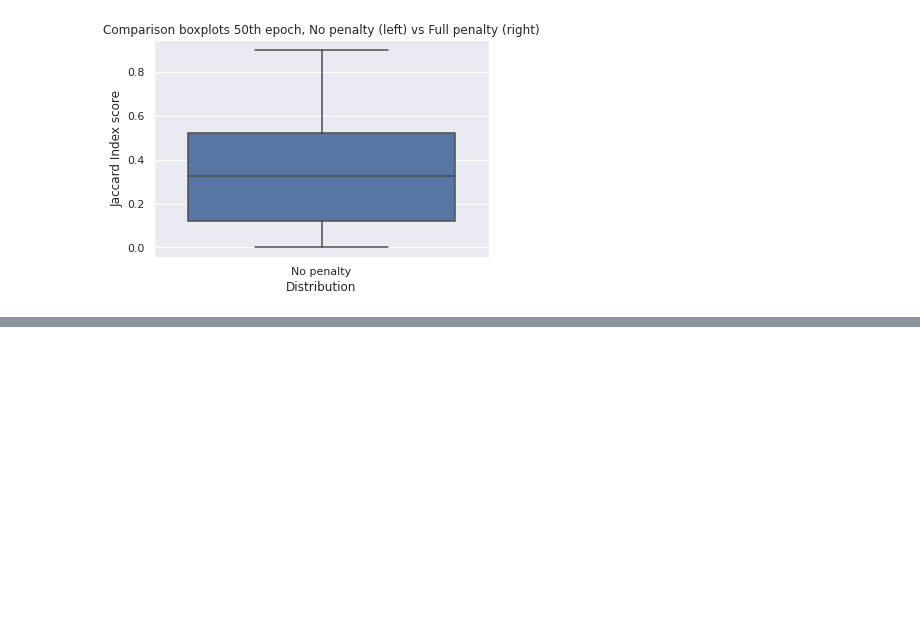
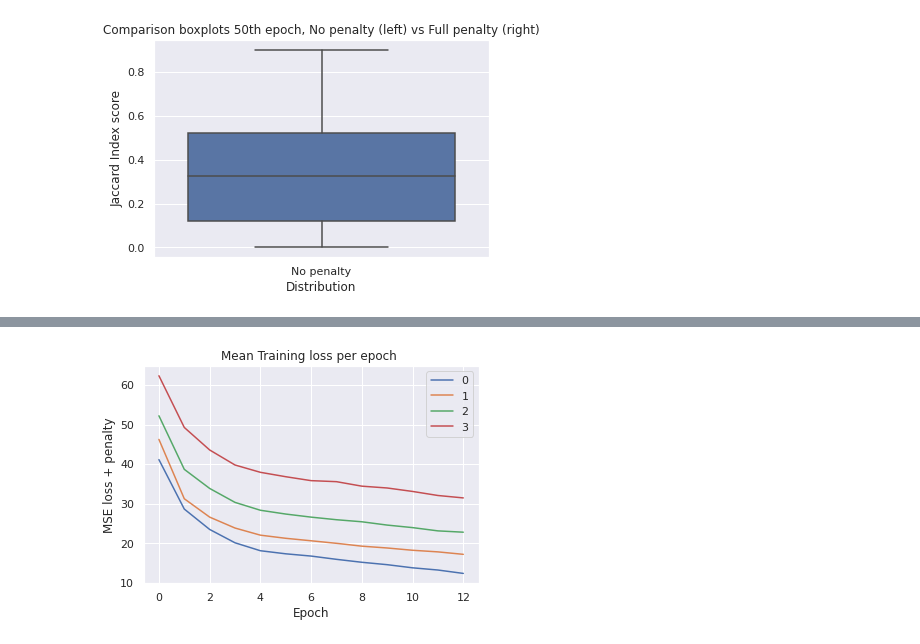
Before and after one commit to Jmckone1/unet, a Jupyter notebook: plot_outputs_2.ipynb, the cells around one changed output, grey strips where cells are left out. Cells and saved outputs as stored; diff of their text form; code cells hidden in the pictures; blank space fills up the shorter version.

```diff
--- a/plot_outputs_2.ipynb
+++ b/plot_outputs_2.ipynb
@@ -969,0 +1262,85 @@ No penalty mean validation jaccard for epoch 50:  0.32998795887711646
+# %%
+import numpy as np
+import matplotlib.pyplot as plt
+import seaborn as sns
+sns.set_theme()
+import pandas as pd
+
+Training_loss_0 = []
+Training_loss_Nan_0 = []
+Training_loss_1 = []
+Training_loss_Nan_1 = []
+Training_loss_2 = []
+Training_loss_Nan_2 = []
+Training_loss_3 = []
+Training_loss_Nan_3 = []
+
+
+for i in range(13):
+    Training_loss_0 = np.genfromtxt("Checkpoints_RANO/Unet_H16_M9_O0A0/epoch_"+str(i)+"training_loss",delimiter=',')
+    Training_loss_Nan_0 = np.append(Training_loss_Nan_0, np.mean(Training_loss_0[np.logical_not(np.isnan(Training_loss_0))]))
+
+    Training_loss_1 = np.genfromtxt("Checkpoints_RANO/Unet_H16_M9_O0A4/epoch_"+str(i)+"training_loss",delimiter=',')
+    Training_loss_Nan_1 = np.append(Training_loss_Nan_1, np.mean(Training_loss_1[np.logical_not(np.isnan(Training_loss_1))]))
+
+    Training_loss_2 = np.genfromtxt("Checkpoints_RANO/Unet_H16_M9_O0A10/epoch_"+str(i)+"training_loss",delimiter=',')
+    Training_loss_Nan_2 = np.append(Training_loss_Nan_2, np.mean(Training_loss_2[np.logical_not(np.isnan(Training_loss_2))]))
+
+    Training_loss_3 = np.genfromtxt("Checkpoints_RANO/Unet_H16_M9_O0A20/epoch_"+str(i)+"training_loss",delimiter=',')
+    Training_loss_Nan_3 = np.append(Training_loss_Nan_3, np.mean(Training_loss_3[np.logical_not(np.isnan(Training_loss_3))]))
+
+print("training 0 model loss: ", Training_loss_Nan_0)
+print("training 1 model loss: ", Training_loss_Nan_1)
+print("training 2 model loss: ", Training_loss_Nan_2)
+print("training 3 model loss: ", Training_loss_Nan_3)
+
+ax = plt.subplot()
+ax.plot(range(len(Training_loss_Nan_0)),Training_loss_Nan_0)
+ax.plot(range(len(Training_loss_Nan_1)),Training_loss_Nan_1)
+ax.plot(range(len(Training_loss_Nan_1)),Training_loss_Nan_2)
+ax.plot(range(len(Training_loss_Nan_1)),Training_loss_Nan_3)
+plt.title("Mean Training loss per epoch ")
+ax.legend(["0","1","2","3"])
+ax.set(xlabel = "Epoch", ylabel='MSE loss + penalty')
+plt.show()
+
+Training_loss_0 = []
+Training_loss_Nan_0 = []
+Training_loss_1 = []
+Training_loss_Nan_1 = []
+Training_loss_2 = []
+Training_loss_Nan_2 = []
+Training_loss_3 = []
+Training_loss_Nan_3 = []
+
+for i in range(13):
+    Training_loss_0 = np.genfromtxt("Checkpoints_RANO/Unet_H16_M9_O0A0/epoch_"+str(i)+"jaccard_index",delimiter=',')
+    Training_loss_Nan_0 = np.append(Training_loss_Nan_0, np.mean(Training_loss_0[np.logical_not(np.isnan(Training_loss_0))]))
+
+    Training_loss_1 = np.genfromtxt("Checkpoints_RANO/Unet_H16_M9_O0A4/epoch_"+str(i)+"jaccard_index",delimiter=',')
+    Training_loss_Nan_1 = np.append(Training_loss_Nan_1, np.mean(Training_loss_1[np.logical_not(np.isnan(Training_loss_1))]))
+
+    Training_loss_2 = np.genfromtxt("Checkpoints_RANO/Unet_H16_M9_O0A10/epoch_"+str(i)+"jaccard_index",delimiter=',')
+    Training_loss_Nan_2 = np.append(Training_loss_Nan_2, np.mean(Training_loss_2[np.logical_not(np.isnan(Training_loss_2))]))
+
+    Training_loss_3 = np.genfromtxt("Checkpoints_RANO/Unet_H16_M9_O0A20/epoch_"+str(i)+"jaccard_index",delimiter=',')
+    Training_loss_Nan_3 = np.append(Training_loss_Nan_3, np.mean(Training_loss_3[np.logical_not(np.isnan(Training_loss_3))]))
+
+print("training 0 model loss: ", Training_loss_Nan_0)
+print("training 1 model loss: ", Training_loss_Nan_1)
+print("training 2 model loss: ", Training_loss_Nan_2)
+print("training 3 model loss: ", Training_loss_Nan_3)
+
+ax = plt.subplot()
+ax.plot(range(len(Training_loss_Nan_0)),Training_loss_Nan_0)
+ax.plot(range(len(Training_loss_Nan_1)),Training_loss_Nan_1)
+ax.plot(range(len(Training_loss_Nan_1)),Training_loss_Nan_2)
+ax.plot(range(len(Training_loss_Nan_1)),Training_loss_Nan_3)
+plt.title("Mean Training loss per epoch ")
+ax.legend(["0","1","2","3"])
+ax.set(xlabel = "Epoch", ylabel='Mean Jaccard score')
+plt.show()
+
+##################################################################################################################
+##################################################################################################################
+# %% [output]
@@ -969,0 +1359 @@ No penalty mean validation jaccard for epoch 50:  0.32998795887711646
+[figure, added]
```
Also changed, not shown: parts of 5 cells of this notebook, 10 other files.
